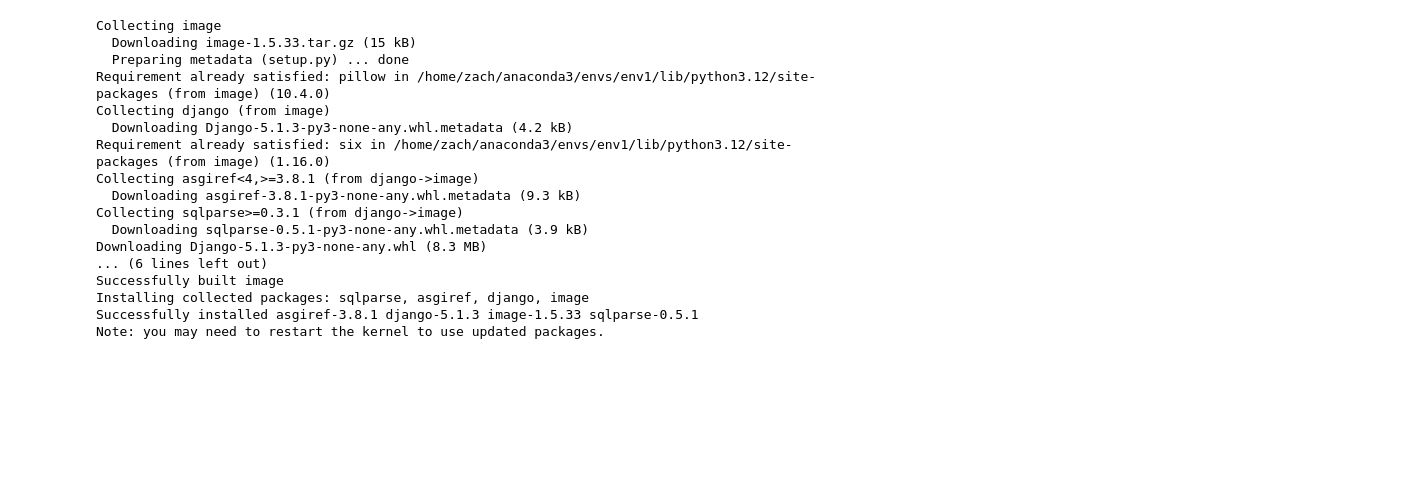
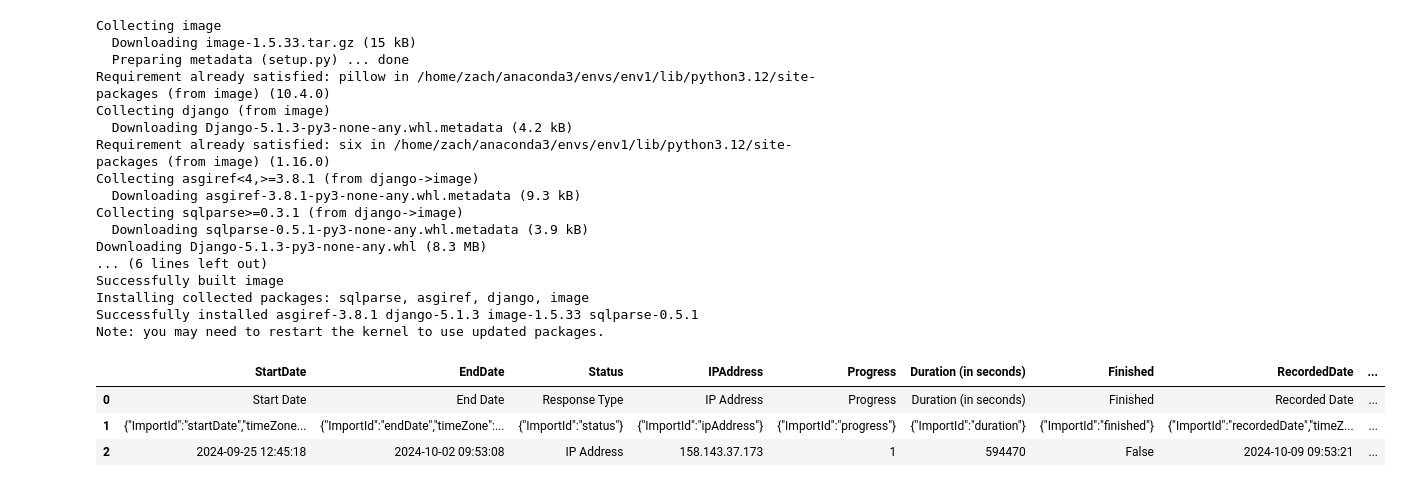
Before and after one commit to z-dickson/LSE-DTP-Introduction, a Jupyter notebook: QR_codes.ipynb, the cells around one changed output. Saved outputs shown, nothing was run; the diff lists cells and outputs as text; code cells hidden in the pictures; blank space fills up the shorter version.

```diff
--- a/QR_codes.ipynb
+++ b/QR_codes.ipynb
@@ -56,0 +66,24 @@ create_QR("'https://info.lse.ac.uk/current-students/student-wellbeing'",
+# %%
+import pandas as pd
+import numpy as np
+import plotly.express as px
+import plotly.graph_objects as go
+import matplotlib.pyplot as plt
+import seaborn as sns
+sns.set()
+
+# set unlimited columns
+pd.set_option('display.max_columns', None)
+
+df = pd.read_csv('/home/zach/Downloads/DNA+Student+Survey_November+6,+2024_12 (2).35/DNA Student Survey_November 6, 2024_12.35.csv')
+
+col_header = df.loc[:2]
+
+df = df.loc[3:]
+
+col_header
+# %% [output]
+|  | StartDate | EndDate | Status | IPAddress | Progress | Duration (in seconds) | Finished | RecordedDate | ... |
+| 0 | Start Date | End Date | Response Type | IP Address | Progress | Duration (in seconds) | Finished | Recorded Date | ... |
+| 1 | {"ImportId":"startDate","timeZone... | {"ImportId":"endDate","timeZone":... | {"ImportId":"status"} | {"ImportId":"ipAddress"} | {"ImportId":"progress"} | {"ImportId":"duration"} | {"ImportId":"finished"} | {"ImportId":"recordedDate","timeZ... | ... |
+| 2 | 2024-09-25 12:45:18 | 2024-10-02 09:53:08 | IP Address | 158.143.37.173 | 1 | 594470 | False | 2024-10-09 09:53:21 | ... |
```
Also changed, not shown: parts of 5 cells of this notebook, 6 other files.
